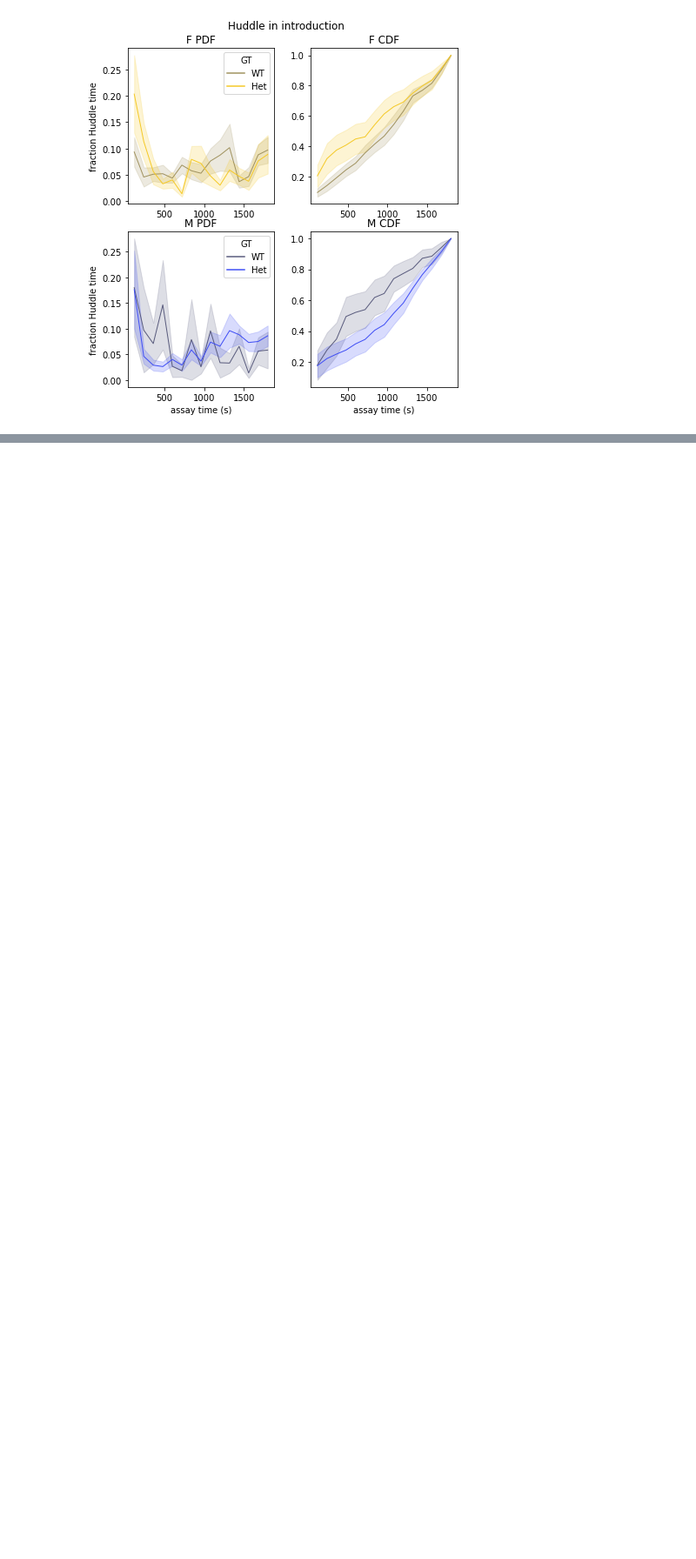
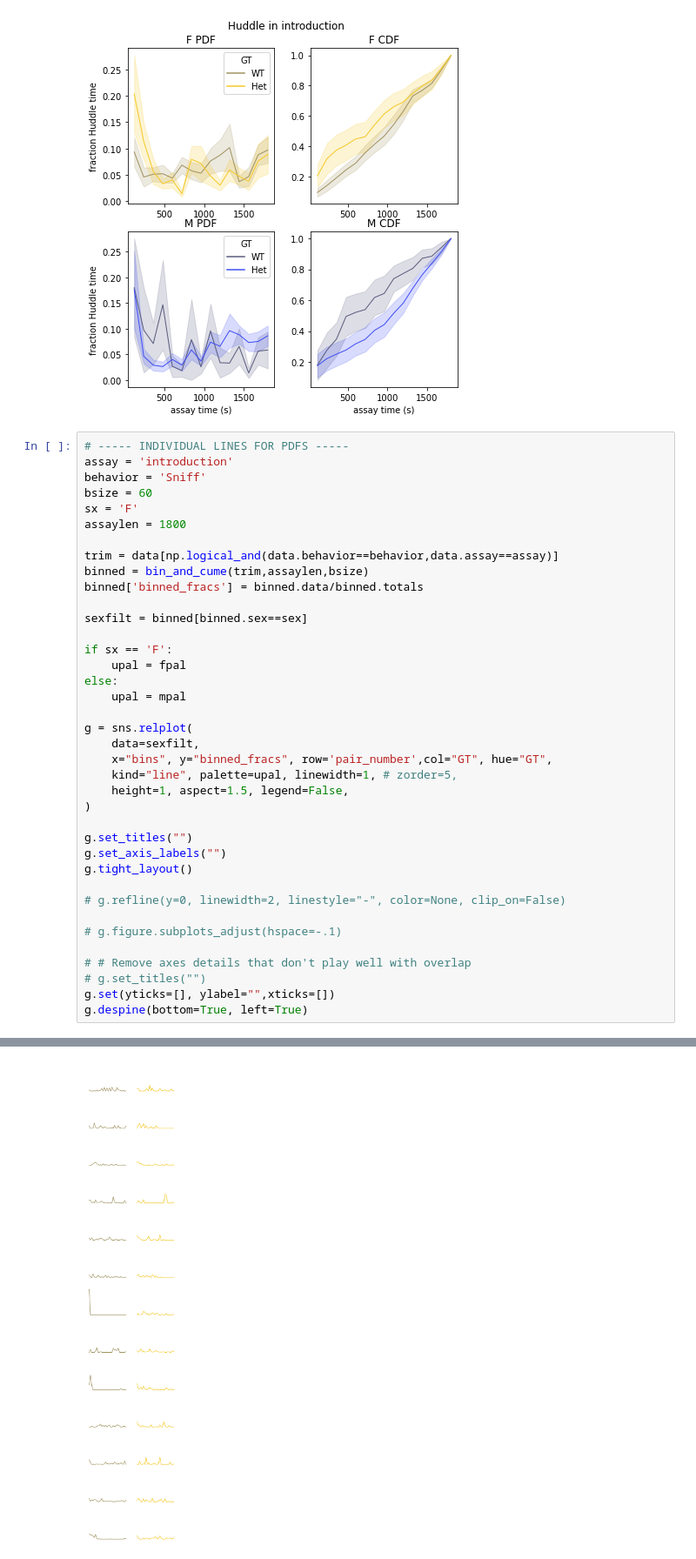
Before and after one commit to nhoglen/scn2a-paper-GWJSNH-code, a Jupyter notebook: 240820_pipeline_revisedCDFs.ipynb, the cells around one changed output, grey strips where cells are left out. Shown at 87% size. Drawn from its saved outputs; the diff is of its cells as text; blank space fills up the shorter version.

```diff
--- a/240820_pipeline_revisedCDFs.ipynb
+++ b/240820_pipeline_revisedCDFs.ipynb
@@ -205,3 +205,42 @@ for i,sx in enumerate(sexes):
         ax[1,i].set_ylabel(f'fraction {behavior} time')
 # %% [output]
 [figure]
+# %%
+# ----- INDIVIDUAL LINES FOR PDFS -----
+assay = 'introduction'
+behavior = 'Sniff'
+bsize = 60
+sx = 'F'
+assaylen = 1800
+
+trim = data[np.logical_and(data.behavior==behavior,data.assay==assay)]
+binned = bin_and_cume(trim,assaylen,bsize)
+binned['binned_fracs'] = binned.data/binned.totals
+
+sexfilt = binned[binned.sex==sex]
+
+if sx == 'F':
+    upal = fpal
+else:
+    upal = mpal
+
+g = sns.relplot(
+    data=sexfilt,
+    x="bins", y="binned_fracs", row='pair_number',col="GT", hue="GT",
+    kind="line", palette=upal, linewidth=1, # zorder=5,
+    height=1, aspect=1.5, legend=False,
+)
+
+g.set_titles("")
+g.set_axis_labels("")
+g.tight_layout()
+
+# g.refline(y=0, linewidth=2, linestyle="-", color=None, clip_on=False)
+
+# g.figure.subplots_adjust(hspace=-.1)
+
+# # Remove axes details that don't play well with overlap
+# g.set_titles("")
+g.set(yticks=[], ylabel="",xticks=[])
+g.despine(bottom=True, left=True)
+# %% [output]
@@ -207,0 +248 @@ for i,sx in enumerate(sexes):
+[figure, added]
```
Also changed, not shown: parts of 2 cells of this notebook.
